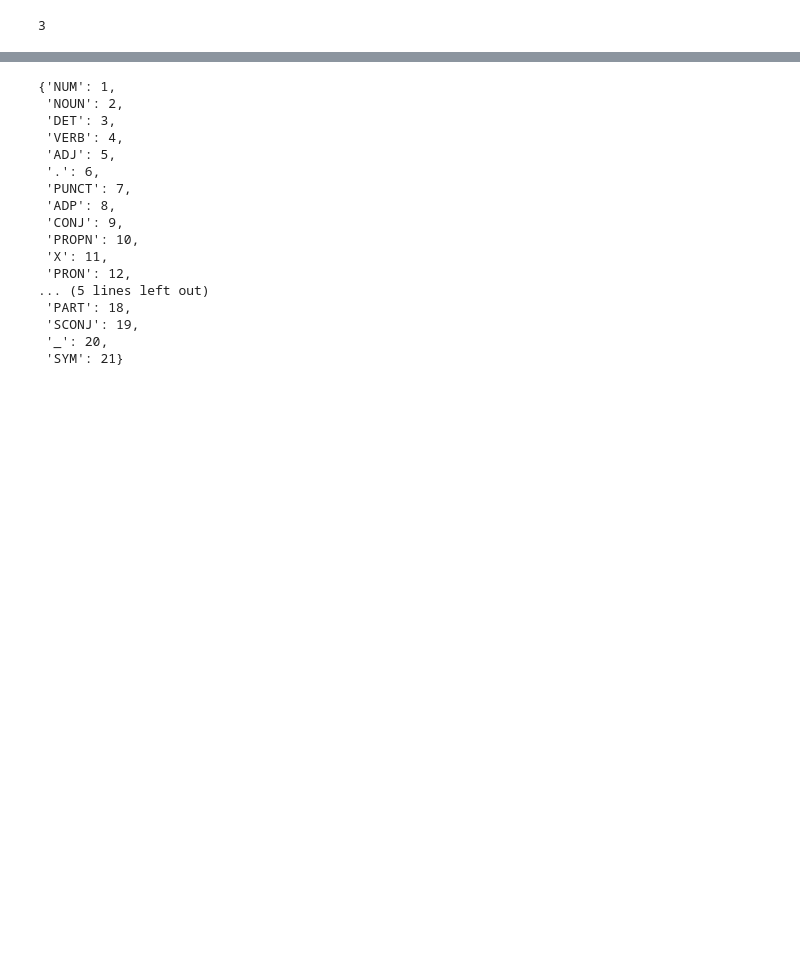
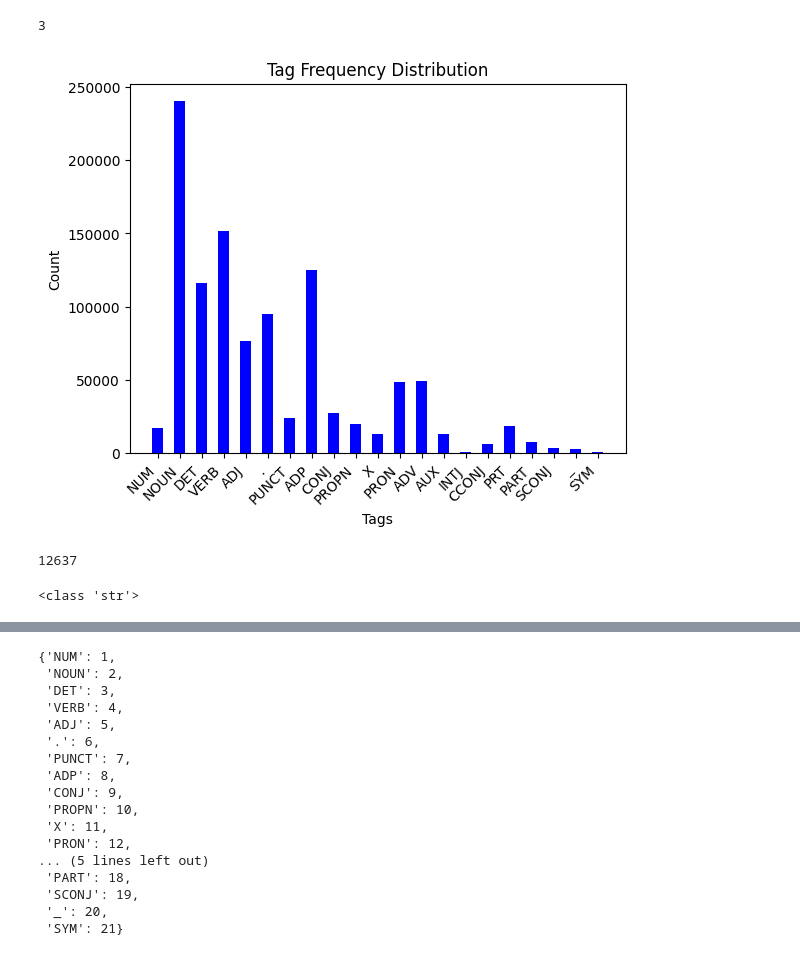
Before and after one commit to substobeme/NLPassignment1, a Jupyter notebook: assignment1.ipynb, the cells around one changed output, grey strips where cells are left out. Drawn from its saved outputs; the diff is of its cells as text; code cells hidden in the pictures; blank space fills up the shorter version.

```diff
--- a/assignment1.ipynb
+++ b/assignment1.ipynb
@@ -41,16 +41,29 @@ df_train.shape
 idx =0
 idx1=1
 vocab2idx ={}
+vocab_cnt={}
+tag_cnt={}
 tag2idx={}
 for doc in df_train.iloc[0:-1,0]:
     words = eval(doc)
     for word,tag in words:
         if word not in vocab2idx:
-            vocab2idx[word]=idx
+            vocab2idx[str(word)]=idx
             idx+=1
+        if word in vocab2idx:
+            if word not in vocab_cnt:
+                vocab_cnt[str(word)]=1
+            else:
+                vocab_cnt[str(word)]=vocab_cnt[str(word)]+1
+
         if tag not in tag2idx:
             tag2idx[tag]=idx1
             idx1+=1
+        if tag in tag2idx:
+            if tag not in tag_cnt:
+                tag_cnt[tag]=1
+            else:
+                tag_cnt[tag]=tag_cnt[tag]+1
 # %%
 vocab2idx
 # %% [output]
@@ -85,0 +105,9 @@ tag2idx['DET']
+# %%
+plt.bar(tag_cnt.keys(), tag_cnt.values(), width=0.5, color='b')
+plt.xticks(rotation=45, ha='right')
+plt.xlabel("Tags")
+plt.ylabel("Count")
+plt.title("Tag Frequency Distribution")
+plt.show()
+# %% [output]
+[figure, added]
@@ -85,0 +129,9 @@ tag2idx['DET']
+# %%
+len(df_test_2)
+# %% [output]
+12637
+# %%
+for row in df_test_2:
+    print(type(row))
+# %% [output]
+<class 'str'>
```
Also changed, not shown: parts of 32 cells of this notebook.
